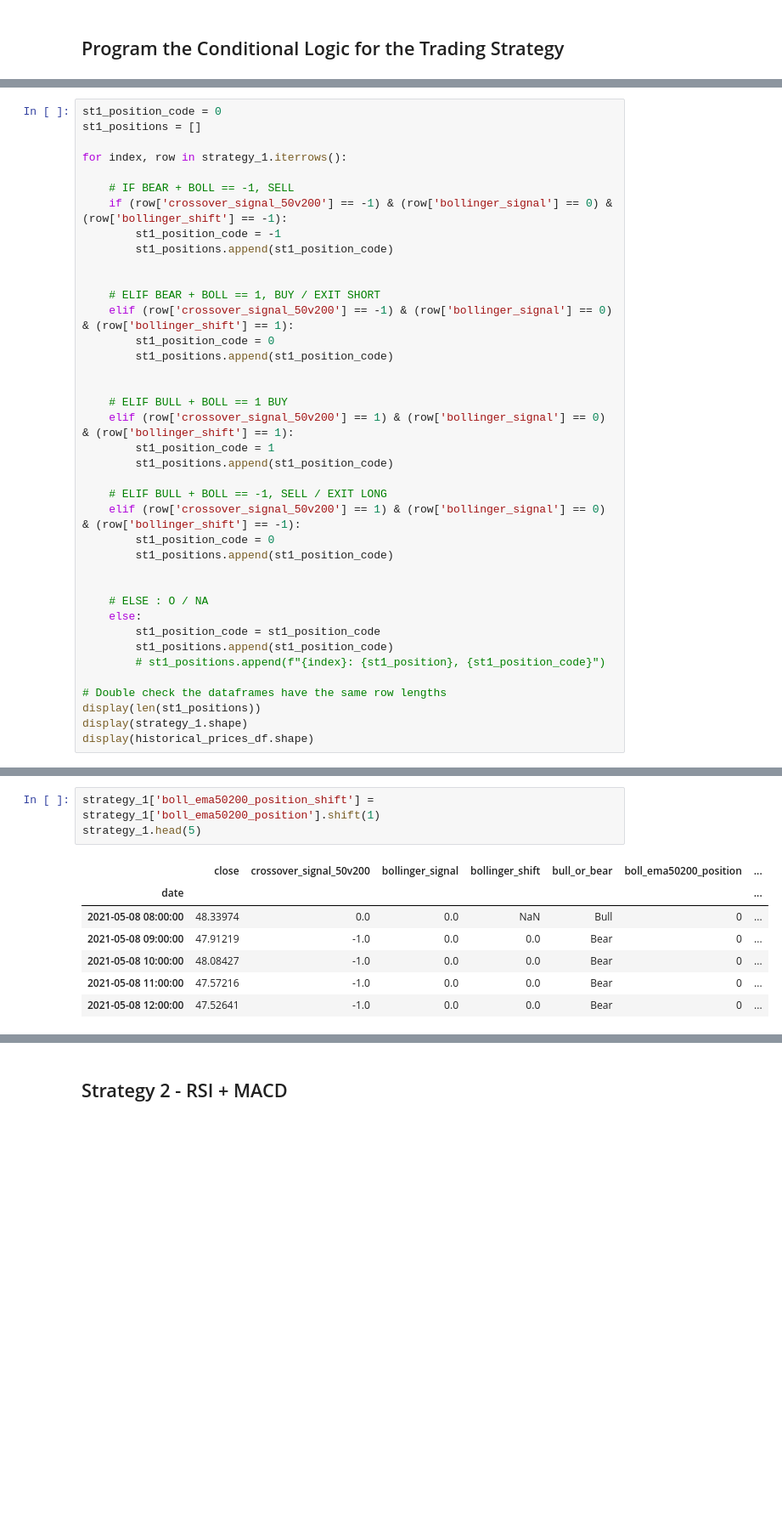
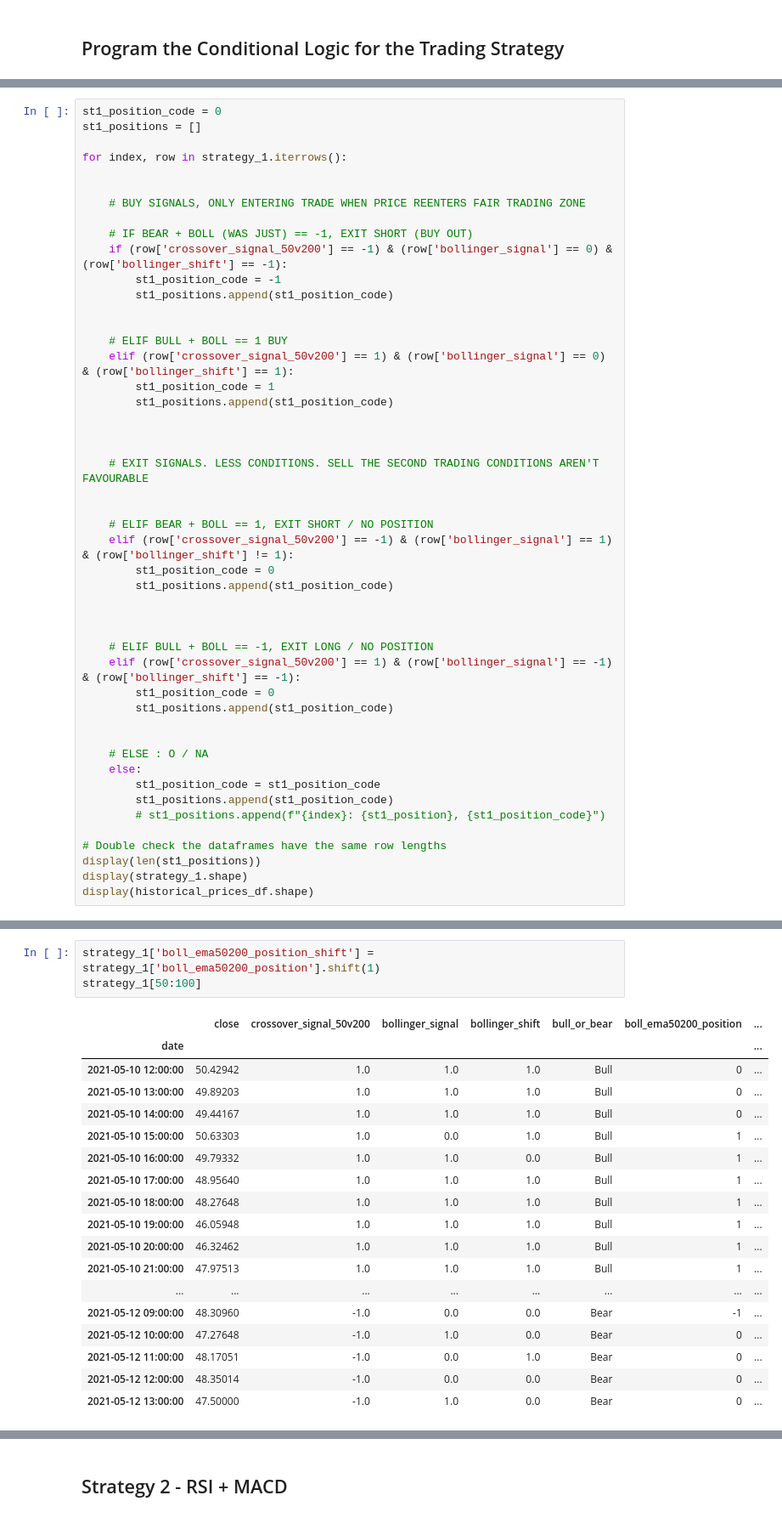
Before and after one commit to Hash3rown/monu-fintech-Project-2, a Jupyter notebook: sandbox/alex_work.ipynb, the cells around one changed output, grey strips where cells are left out. Shown at 85% size. Cells and saved outputs as stored; diff of their text form; blank space fills up the shorter version.

```diff
--- a/sandbox/alex_work.ipynb
+++ b/sandbox/alex_work.ipynb
@@ -547,15 +541,12 @@ st1_positions = []
 
 for index, row in strategy_1.iterrows():
 
-    # IF BEAR + BOLL == -1, SELL
+
+    # BUY SIGNALS, ONLY ENTERING TRADE WHEN PRICE REENTERS FAIR TRADING ZONE
+
+    # IF BEAR + BOLL (WAS JUST) == -1, EXIT SHORT (BUY OUT)
     if (row['crossover_signal_50v200'] == -1) & (row['bollinger_signal'] == 0) & (row['bollinger_shift'] == -1):
         st1_position_code = -1
-        st1_positions.append(st1_position_code)
-
-
-    # ELIF BEAR + BOLL == 1, BUY / EXIT SHORT
-    elif (row['crossover_signal_50v200'] == -1) & (row['bollinger_signal'] == 0) & (row['bollinger_shift'] == 1):
-        st1_position_code = 0
         st1_positions.append(st1_position_code)
 
 
@@ -564,8 +555,20 @@ for index, row in strategy_1.iterrows():
         st1_position_code = 1
         st1_positions.append(st1_position_code)
 
-    # ELIF BULL + BOLL == -1, SELL / EXIT LONG
-    elif (row['crossover_signal_50v200'] == 1) & (row['bollinger_signal'] == 0) & (row['bollinger_shift'] == -1):
+
+
+    # EXIT SIGNALS. LESS CONDITIONS. SELL THE SECOND TRADING CONDITIONS AREN'T FAVOURABLE
+
+
+    # ELIF BEAR + BOLL == 1, EXIT SHORT / NO POSITION
+    elif (row['crossover_signal_50v200'] == -1) & (row['bollinger_signal'] == 1) & (row['bollinger_shift'] != 1):
+        st1_position_code = 0
+        st1_positions.append(st1_position_code)
+
+
+
+    # ELIF BULL + BOLL == -1, EXIT LONG / NO POSITION
+    elif (row['crossover_signal_50v200'] == 1) & (row['bollinger_signal'] == -1) & (row['bollinger_shift'] == -1):
         st1_position_code = 0
         st1_positions.append(st1_position_code)
 
@@ -611,14 +614,25 @@ strategy_1[695:830]
 # %%
 strategy_1['boll_ema50200_position_shift'] = strategy_1['boll_ema50200_position'].shift(1)
-strategy_1.head(5)
+strategy_1[50:100]
 # %% [output]
 |  | close | crossover_signal_50v200 | bollinger_signal | bollinger_shift | bull_or_bear | boll_ema50200_position | ... |
 | date |  |  |  |  |  |  | ... |
-| 2021-05-08 08:00:00 | 48.33974 | 0.0 | 0.0 | NaN | Bull | 0 | ... |
-| 2021-05-08 09:00:00 | 47.91219 | -1.0 | 0.0 | 0.0 | Bear | 0 | ... |
-| 2021-05-08 10:00:00 | 48.08427 | -1.0 | 0.0 | 0.0 | Bear | 0 | ... |
-| 2021-05-08 11:00:00 | 47.57216 | -1.0 | 0.0 | 0.0 | Bear | 0 | ... |
-| 2021-05-08 12:00:00 | 47.52641 | -1.0 | 0.0 | 0.0 | Bear | 0 | ... |
+| 2021-05-10 12:00:00 | 50.42942 | 1.0 | 1.0 | 1.0 | Bull | 0 | ... |
+| 2021-05-10 13:00:00 | 49.89203 | 1.0 | 1.0 | 1.0 | Bull | 0 | ... |
+| 2021-05-10 14:00:00 | 49.44167 | 1.0 | 1.0 | 1.0 | Bull | 0 | ... |
+| 2021-05-10 15:00:00 | 50.63303 | 1.0 | 0.0 | 1.0 | Bull | 1 | ... |
+| 2021-05-10 16:00:00 | 49.79332 | 1.0 | 1.0 | 0.0 | Bull | 1 | ... |
+| 2021-05-10 17:00:00 | 48.95640 | 1.0 | 1.0 | 1.0 | Bull | 1 | ... |
+| 2021-05-10 18:00:00 | 48.27648 | 1.0 | 1.0 | 1.0 | Bull | 1 | ... |
+| 2021-05-10 19:00:00 | 46.05948 | 1.0 | 1.0 | 1.0 | Bull | 1 | ... |
+| 2021-05-10 20:00:00 | 46.32462 | 1.0 | 1.0 | 1.0 | Bull | 1 | ... |
+| 2021-05-10 21:00:00 | 47.97513 | 1.0 | 1.0 | 1.0 | Bull | 1 | ... |
+| ... | ... | ... | ... | ... | ... | ... | ... |
+| 2021-05-12 09:00:00 | 48.30960 | -1.0 | 0.0 | 0.0 | Bear | -1 | ... |
+| 2021-05-12 10:00:00 | 47.27648 | -1.0 | 1.0 | 0.0 | Bear | 0 | ... |
+| 2021-05-12 11:00:00 | 48.17051 | -1.0 | 0.0 | 1.0 | Bear | 0 | ... |
+| 2021-05-12 12:00:00 | 48.35014 | -1.0 | 0.0 | 0.0 | Bear | 0 | ... |
+| 2021-05-12 13:00:00 | 47.50000 | -1.0 | 1.0 | 0.0 | Bear | 0 | ... |
 # %%
 st1_signal_text = 'No Position - hold'
 st1_signals = []
```
Also changed, not shown: parts of 45 cells of this notebook.
